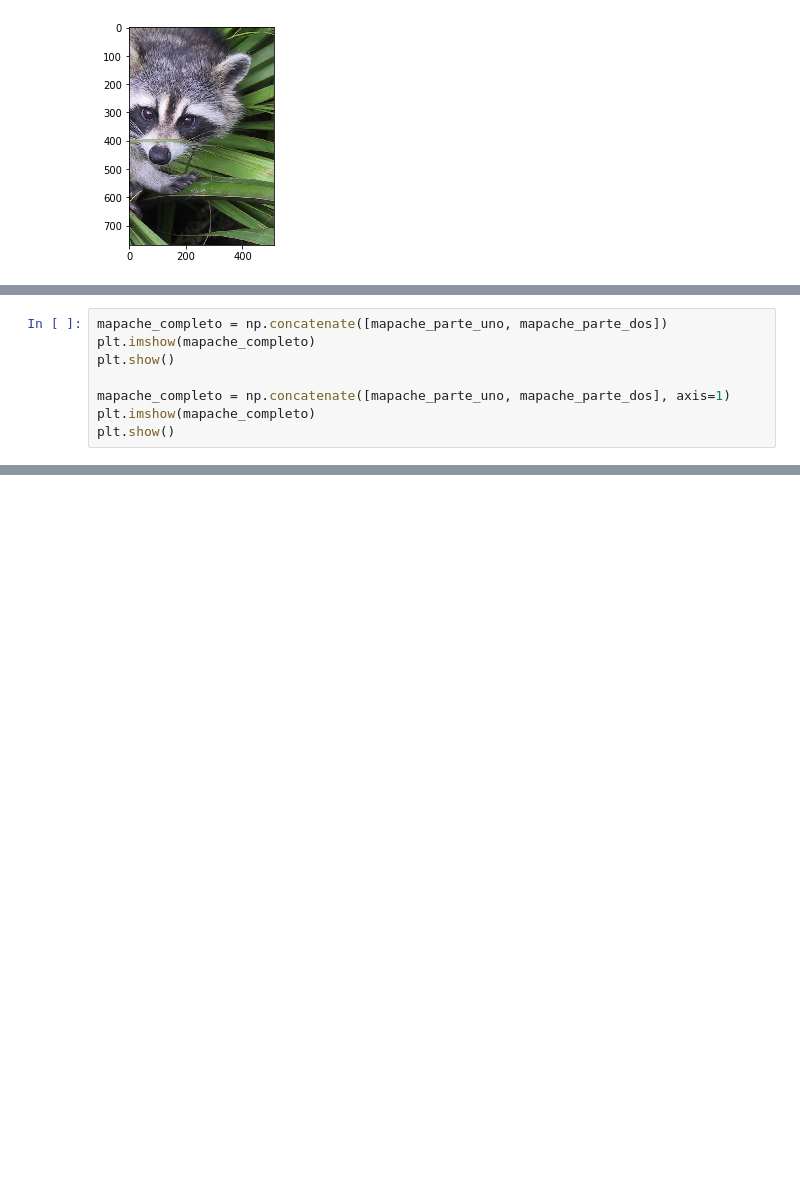
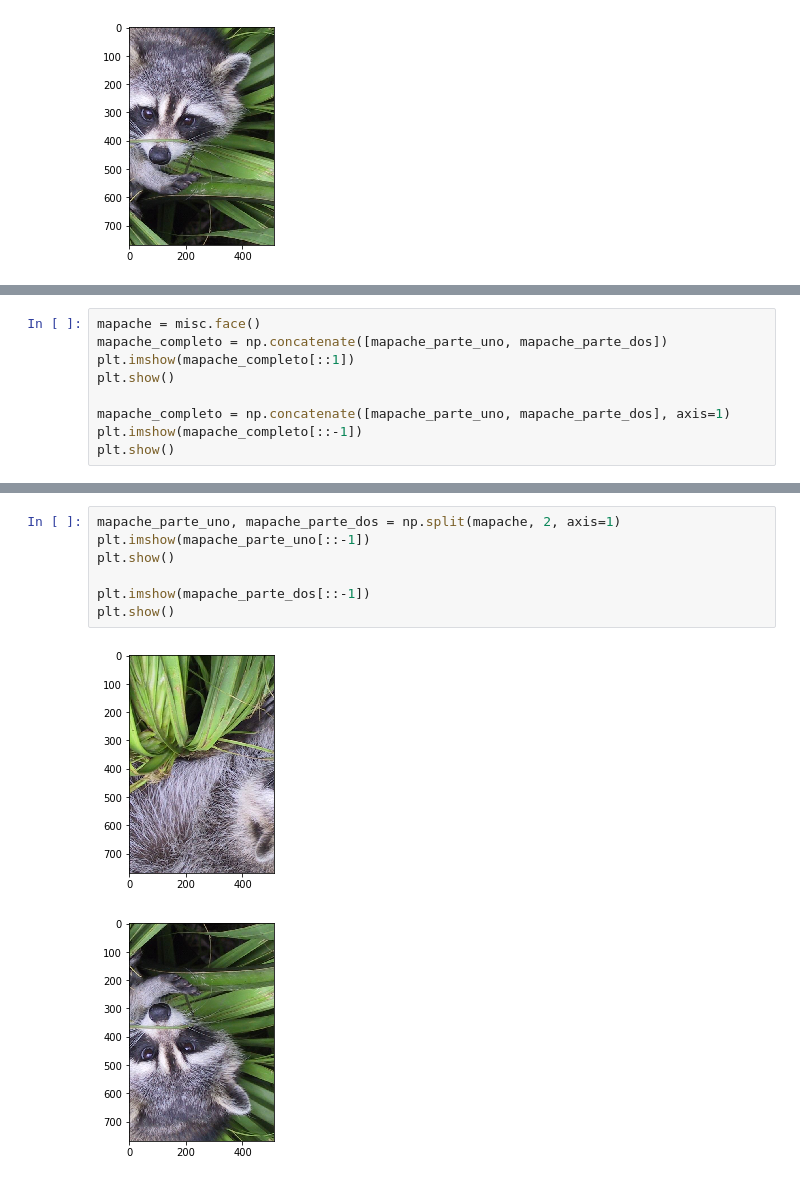
Before and after one commit to 2019-a-gr1-python/Py-Olmedo-Velez-Veronica-Elizabeth, a Jupyter notebook: Deberes/3_Deber/3_Deber.ipynb, the cells around one changed output, grey strips where cells are left out. Cells and saved outputs as stored; diff of their text form; blank space fills up the shorter version.

```diff
--- a/Deberes/3_Deber/3_Deber.ipynb
+++ b/Deberes/3_Deber/3_Deber.ipynb
@@ -475,10 +479,11 @@ plt.show()
 # %%
+mapache = misc.face()
 mapache_completo = np.concatenate([mapache_parte_uno, mapache_parte_dos])
-plt.imshow(mapache_completo)
+plt.imshow(mapache_completo[::1])
 plt.show()
 
 mapache_completo = np.concatenate([mapache_parte_uno, mapache_parte_dos], axis=1)
-plt.imshow(mapache_completo)
+plt.imshow(mapache_completo[::-1])
 plt.show()
 # %% [output]
 [figure]
@@ -485,0 +491,10 @@ plt.show()
+# %%
+mapache_parte_uno, mapache_parte_dos = np.split(mapache, 2, axis=1)
+plt.imshow(mapache_parte_uno[::-1])
+plt.show()
+
+plt.imshow(mapache_parte_dos[::-1])
+plt.show()
+# %% [output]
+[figure, added]
+[figure, added]
```
Also changed, not shown: parts of 2 cells of this notebook.
